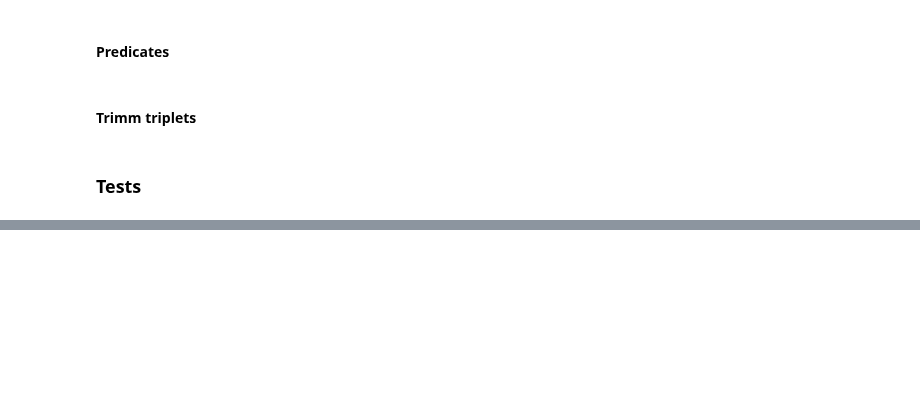
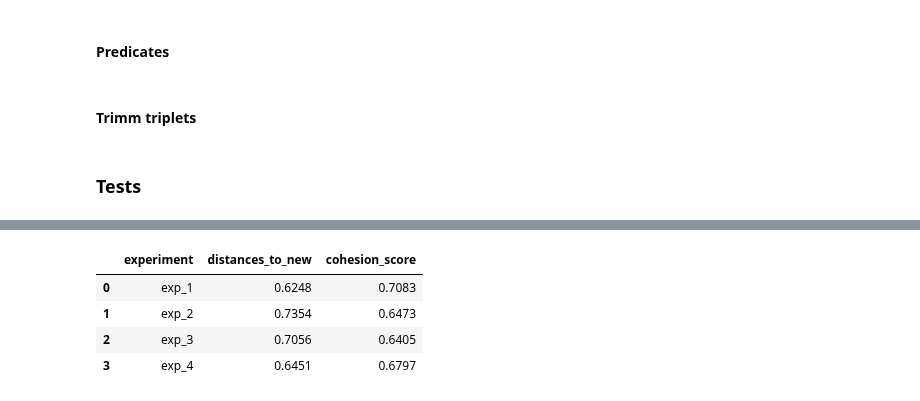
Before and after one commit to grzegorzZ1/masters_2025_nlp, a Jupyter notebook: app/database_utils/kg/2_trimming_entities.ipynb, the cells around one changed output, grey strips where cells are left out. Cells and saved outputs as stored; diff of their text form; code cells hidden in the pictures; blank space fills up the shorter version.

```diff
--- a/app/database_utils/kg/2_trimming_entities.ipynb
+++ b/app/database_utils/kg/2_trimming_entities.ipynb
@@ -356,0 +422,10 @@ Running ministral with exp_6...
+# %%
+independent_metrics = pd.DataFrame.from_dict(results['hdbscan']["qwen"], orient="index").reset_index()
+independent_metrics.rename(columns={'index': 'experiment'}, inplace=True)
+independent_metrics[["experiment", "distances_to_new", "cohesion_score"]]
+# %% [output]
+|  | experiment | distances_to_new | cohesion_score |
+| 0 | exp_1 | 0.6248 | 0.7083 |
+| 1 | exp_2 | 0.7354 | 0.6473 |
+| 2 | exp_3 | 0.7056 | 0.6405 |
+| 3 | exp_4 | 0.6451 | 0.6797 |
```
Also changed, not shown: parts of 12 cells of this notebook, 6 other files.
